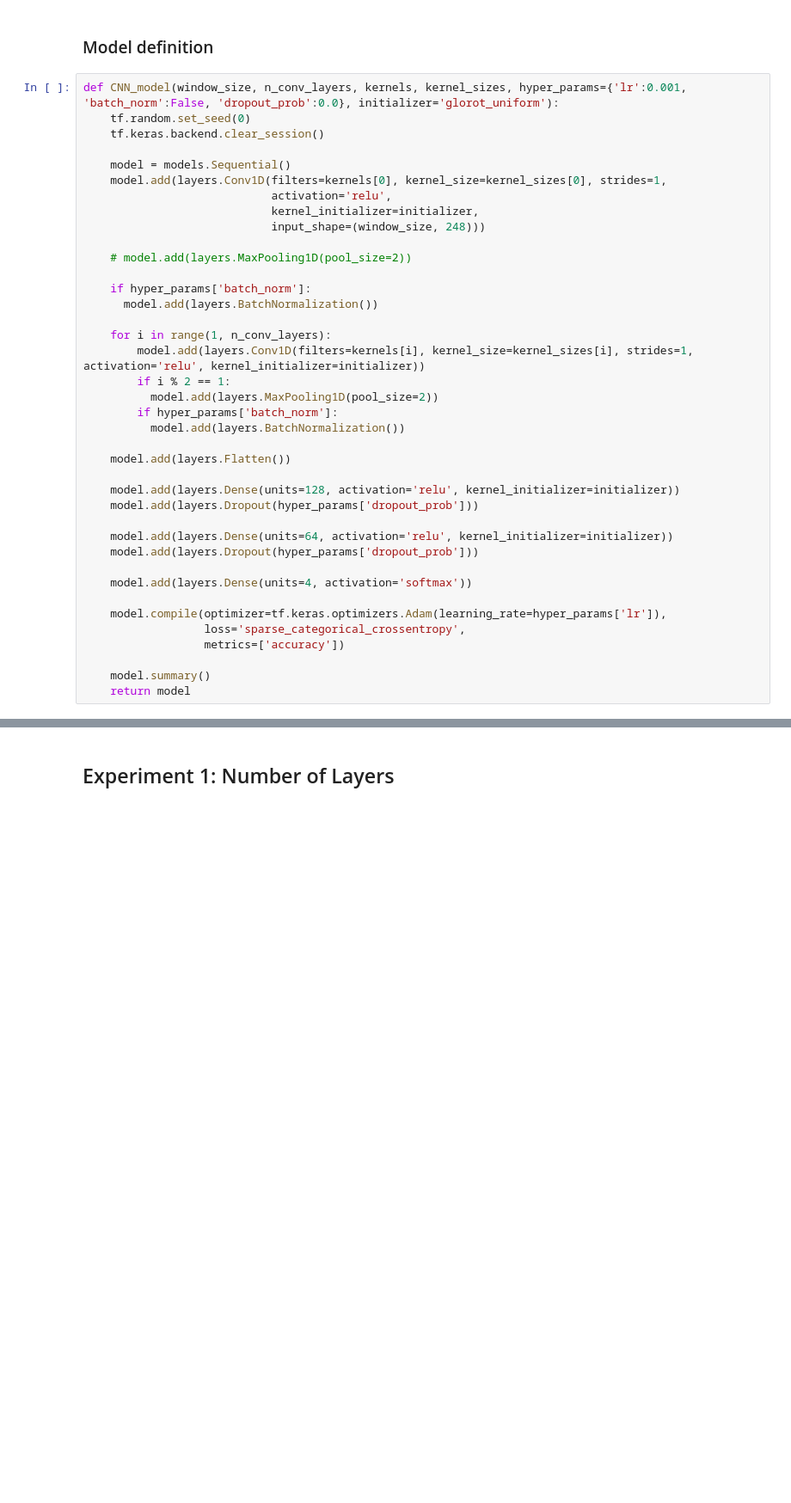
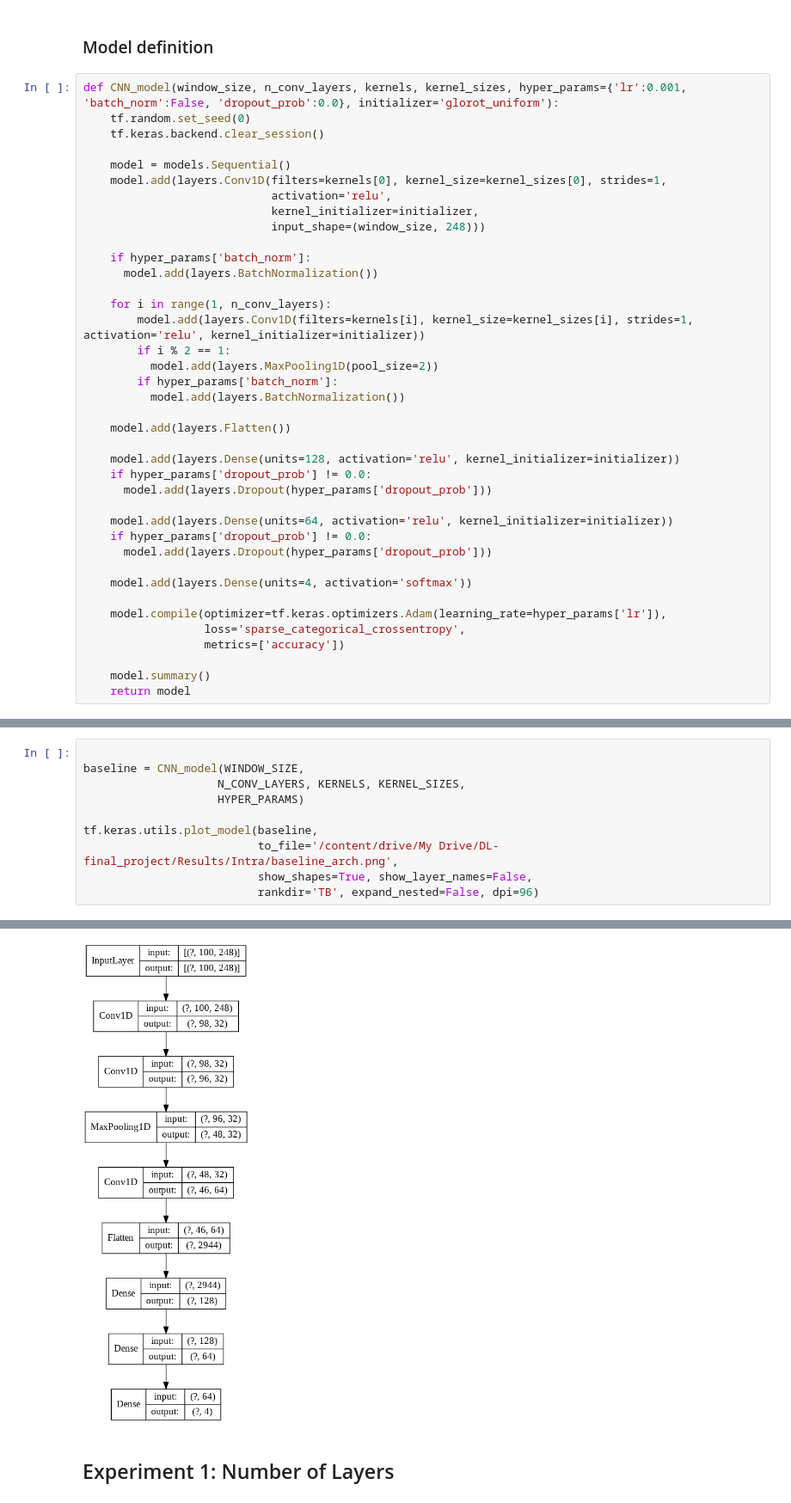
Before and after one commit to cnmy-ro/brain-activity-classification, a Jupyter notebook: Intra_experiments.ipynb, the cells around one changed output, grey strips where cells are left out. Shown at 86% size. Cells and saved outputs as stored; diff of their text form; blank space fills up the shorter version.

Commit message:
Added: Final Intra and Cross notebooks, architecture figs, etc.

```diff
--- a/Intra_experiments.ipynb
+++ b/Intra_experiments.ipynb
@@ -189,8 +191,6 @@ def CNN_model(window_size, n_conv_layers, kernels, kernel_sizes, hyper_params={'
                             activation='relu',
                             kernel_initializer=initializer,
                             input_shape=(window_size, 248)))
-
-    # model.add(layers.MaxPooling1D(pool_size=2))
 
     if hyper_params['batch_norm']:
       model.add(layers.BatchNormalization())
@@ -205,10 +205,12 @@ def CNN_model(window_size, n_conv_layers, kernels, kernel_sizes, hyper_params={'
     model.add(layers.Flatten())
 
     model.add(layers.Dense(units=128, activation='relu', kernel_initializer=initializer))
-    model.add(layers.Dropout(hyper_params['dropout_prob']))
+    if hyper_params['dropout_prob'] != 0.0:
+      model.add(layers.Dropout(hyper_params['dropout_prob']))
 
     model.add(layers.Dense(units=64, activation='relu', kernel_initializer=initializer))
-    model.add(layers.Dropout(hyper_params['dropout_prob']))
+    if hyper_params['dropout_prob'] != 0.0:
+      model.add(layers.Dropout(hyper_params['dropout_prob']))
 
     model.add(layers.Dense(units=4, activation='softmax'))
 
@@ -220,0 +225,11 @@ def CNN_model(window_size, n_conv_layers, kernels, kernel_sizes, hyper_params={'
+# %%
+
+baseline = CNN_model(WINDOW_SIZE,
+                    N_CONV_LAYERS, KERNELS, KERNEL_SIZES,
+                    HYPER_PARAMS)
+
+tf.keras.utils.plot_model(baseline,
+                          to_file='/content/drive/My Drive/DL-final_project/Results/Intra/baseline_arch.png',
+                          show_shapes=True, show_layer_names=False,
+                          rankdir='TB', expand_nested=False, dpi=96)
+# %% [output]
@@ -221,3 +253,4 @@ def CNN_model(window_size, n_conv_layers, kernels, kernel_sizes, hyper_params={'
+[figure, added]
 # %% [markdown]
 ## Experiment 1: Number of Layers
 # %%
```
Also changed, not shown: parts of 11 cells of this notebook, 30 other files.
